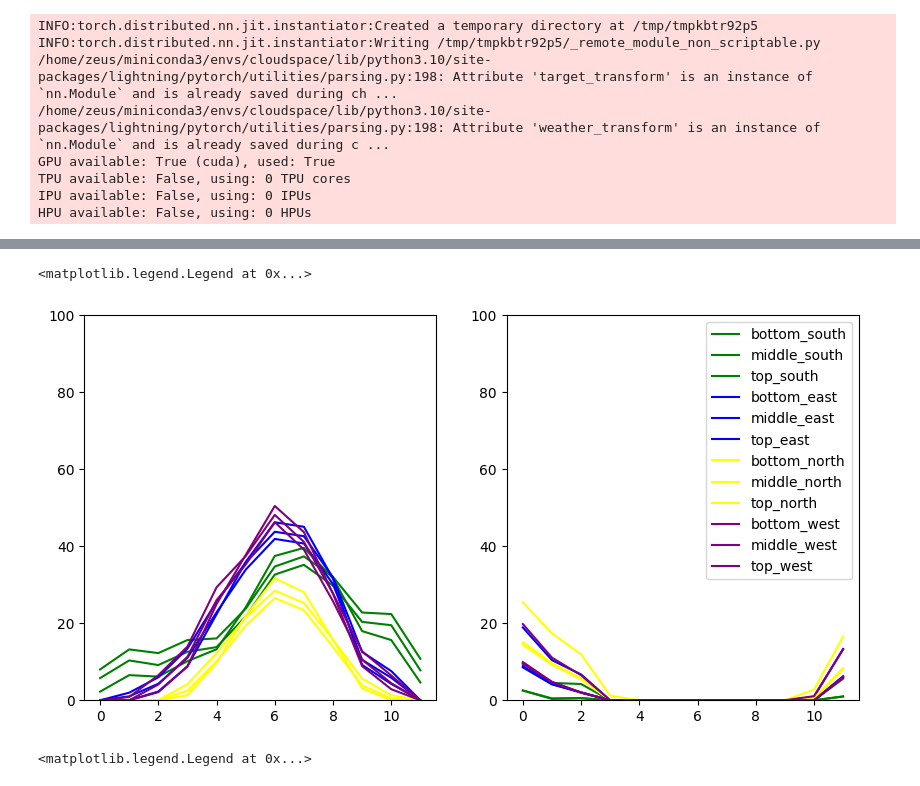
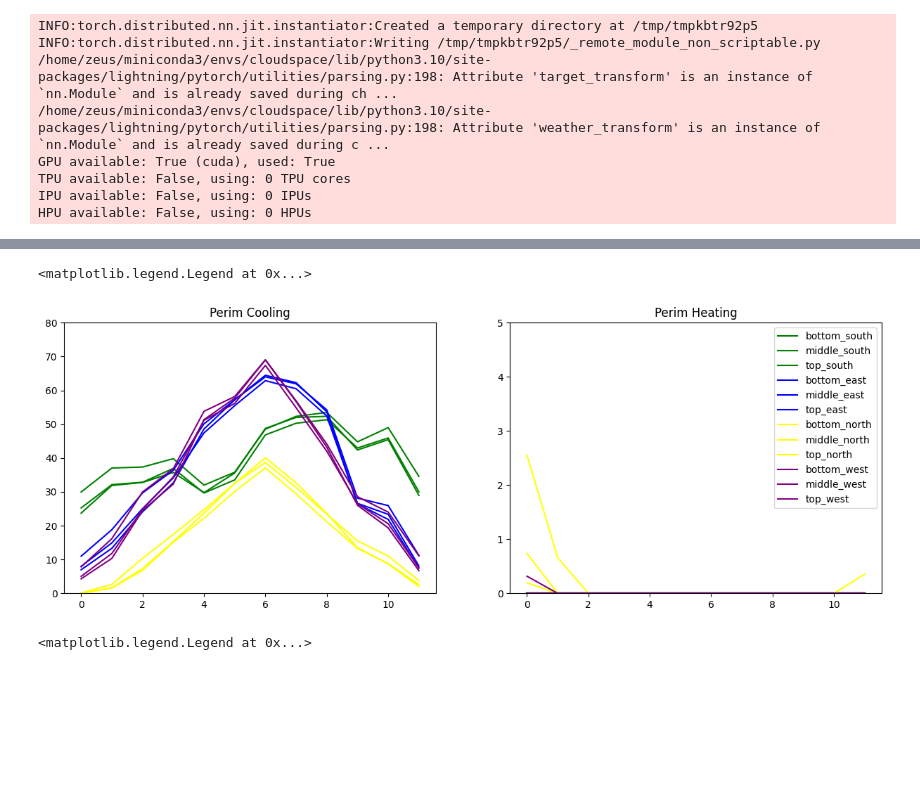
Before and after one commit to szvsw/ml-for-building-energy-modeling, a Jupyter notebook: ml-for-bem/notebooks/cs_ab_tester.ipynb, the cells around one changed output, grey strips where cells are left out. Saved outputs shown, nothing was run; the diff lists cells and outputs as text; code cells hidden in the pictures; blank space fills up the shorter version.

```diff
--- a/ml-for-bem/notebooks/cs_ab_tester.ipynb
+++ b/ml-for-bem/notebooks/cs_ab_tester.ipynb
@@ -52,6 +52,8 @@ config = {
     "FacadeRValue": 3.161,
     "RoofRValue": 3.161,
     "SlabRValue": 3.161,
+    "WindowUValue": 1.0,
+    "WindowShgc": 0.75,
     "PeopleDensity": 0.025,
     "EquipmentPowerDensity": 6,
     "LightingPowerDensity": 10,
@@ -60,18 +62,16 @@ config = {
     "cop_heating": 1,
     "cop_cooling": 1,
     "VentilationMode": 1,
-    "VentilationPerArea": 0.0006,
-    "VentilationPerPerson": 0.01,
+    "VentilationPerArea": 0.0001,
+    "VentilationPerPerson": 0.05,
     "EconomizerSettings": 0,
     "RecoverySettings": 0,
-    "Infiltration": 0.0005,
+    "Infiltration": 0.000,
     "wwr": 0.5,
-    "WindowUValue": 1.0,
-    "WindowShgc": 0.75,
     "template_idx": 0,
     "width": 3,
     "height": 4,
-    "floor_2_facade": 1,
+    "floor_2_facade": 0.5,
     "core_2_perim": 1,
     "building_id": 0,
     "weight": 1,
@@ -97,30 +98,32 @@ LOCAL_RANK: 0 - CUDA_VISIBLE_DEVICES: [0]
 # %%
 # shoebox_results = shoebox_results.set_index("box_name")
 import matplotlib.pyplot as plt
 colors = {
     "bottom_south":"green",
     "middle_south": "green",
     "top_south": "green",
     "bottom_east":"blue",
     "middle_east": "blue",
     "top_east": "blue",
     "bottom_north":"yellow",
     "middle_north": "yellow",
     "top_north": "yellow",
     "bottom_west":"purple",
     "middle_west": "purple",
     "top_west": "purple",
 }
-fig,axs = plt.subplots(1,2,figsize=(10,5))
+fig,axs = plt.subplots(1,2,figsize=(15,5))
 for i in range(12):
     axs[0].plot(shoebox_results["Perimeter"]["Cooling"].values[i],label=features.loc[i,"name"],c=colors[features.loc[i,"name"]])
     axs[1].plot(shoebox_results["Perimeter"]["Heating"].values[i],label=features.loc[i,"name"],c=colors[features.loc[i,"name"]])
-axs[0].set_ylim([0,100])
-axs[1].set_ylim([0,100])
+axs[0].set_ylim([0,80])
+axs[1].set_ylim([0,5])
+axs[0].set_title("Perim Cooling")
+axs[1].set_title("Perim Heating")
 plt.legend()
 # %% [output]
 <matplotlib.legend.Legend at 0x...>
-[figure, old version]
+[figure, new version]
 # %%
 fig,axs = plt.subplots(1,2,figsize=(10,5))
 for i in range(12):
```
Also changed, not shown: parts of 1 cell of this notebook.
